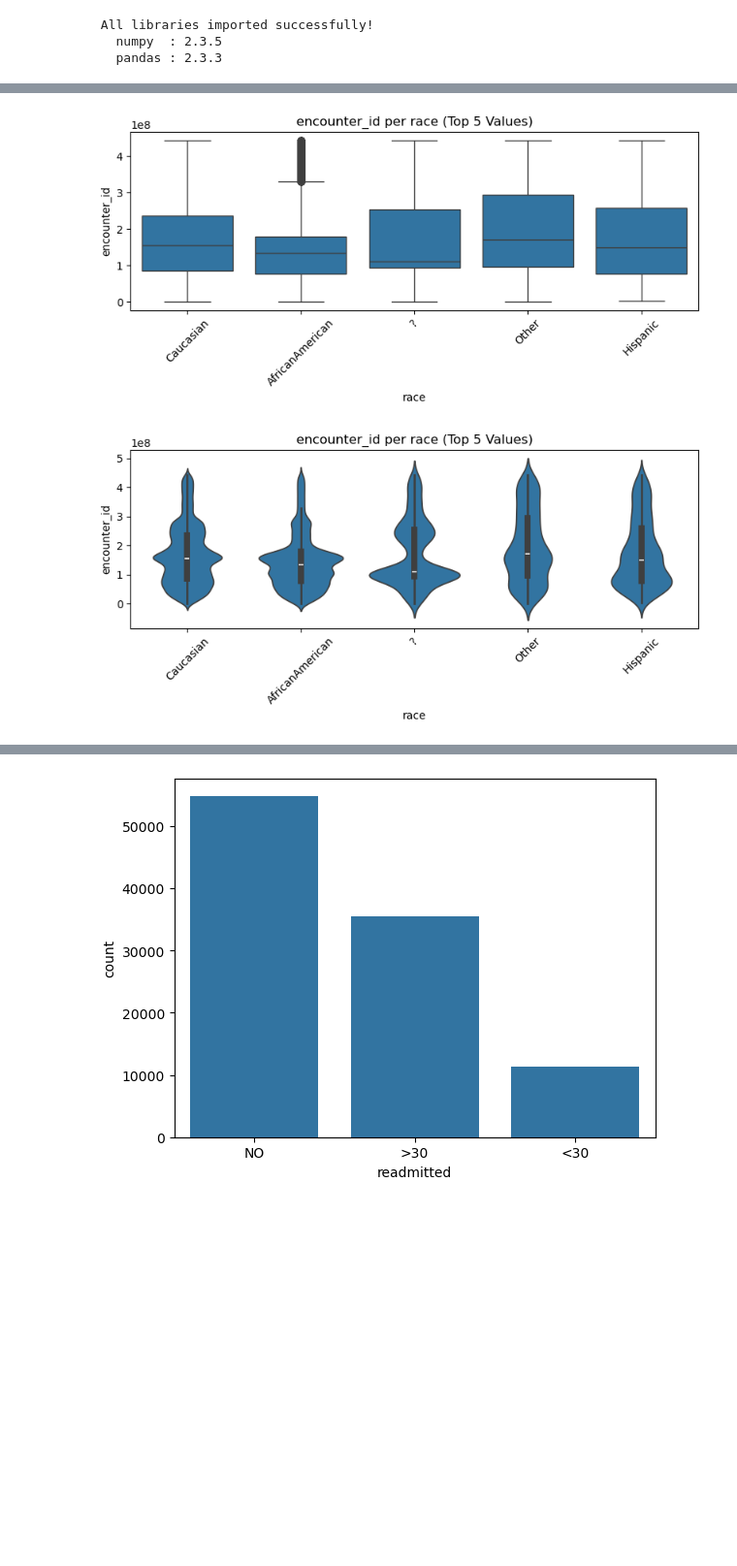
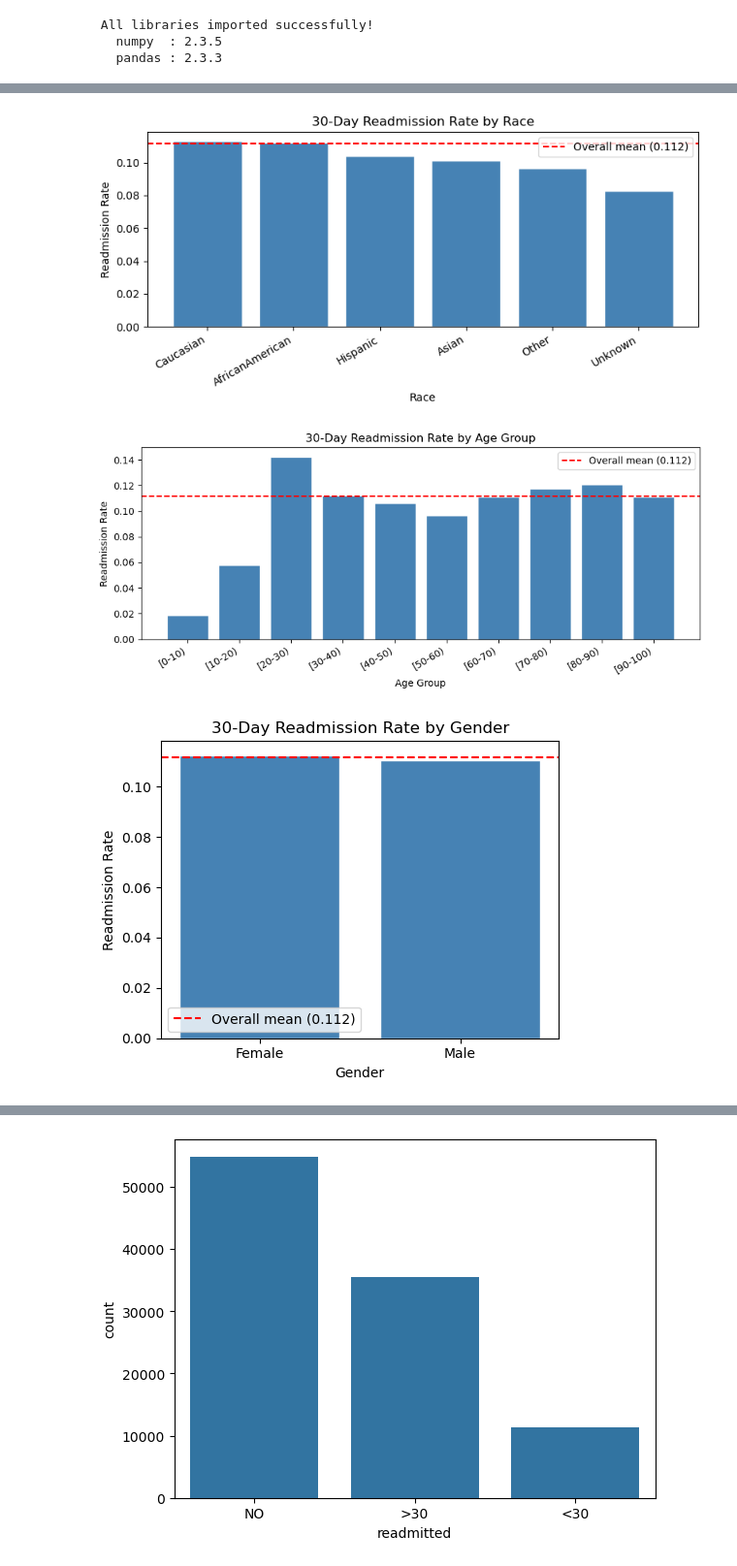
Before and after one commit to oSLaYN/patient-readmission-risk-predictor, a Jupyter notebook: main.ipynb, the cells around one changed output, grey strips where cells are left out. Shown at 97% size. Drawn from its saved outputs; the diff is of its cells as text; code cells hidden in the pictures; blank space fills up the shorter version.

```diff
--- a/main.ipynb
+++ b/main.ipynb
@@ -289,37 +279,62 @@ discharge_disposition_Expired                      0.0186
 # %%
-best_categorical_col = categorical_cols[0]
-best_numerical_col  = numerical_cols[0]
-
-top_5 = prrp_df[best_categorical_col].value_counts().head(5).index
-prrp_df_top_5 = prrp_df[prrp_df[best_categorical_col].isin(top_5)]
-
-import seaborn as sns
-import matplotlib.pyplot as plt
+## Readmission rate by race — ethics/fairness angle
+race_rates = (prrp_df.groupby("race")["readmitted_30"]
+              .agg(["mean", "count"])
+              .rename(columns={"mean": "readmission_rate", "count": "n_patients"})
+              .sort_values("readmission_rate", ascending=False)
+              .reset_index())
 
 plt.figure(figsize=(8, 4))
-sns.boxplot(
-    data=prrp_df_top_5,
-    x=best_categorical_col,
-    y=best_numerical_col
-)
-plt.title(f"{best_numerical_col} per {best_categorical_col} (Top 5 Values)")
-plt.xticks(rotation=45)
+bars = plt.bar(race_rates["race"], race_rates["readmission_rate"], color="steelblue", edgecolor="white")
+plt.axhline(prrp_df["readmitted_30"].mean(), color="red", linestyle="--", label=f'Overall mean ({prrp_df["readmitted_30"].mean():.3f})')
+plt.title("30-Day Readmission Rate by Race")
+plt.xlabel("Race")
+plt.ylabel("Readmission Rate")
+plt.xticks(rotation=30, ha="right")
+plt.legend()
 plt.tight_layout()
 plt.show()
 
-plt.figure(figsize=(8, 4))
-sns.violinplot(
-    data=prrp_df_top_5,
-    x=best_categorical_col,
-    y=best_numerical_col
-)
-plt.title(f"{best_numerical_col} per {best_categorical_col} (Top 5 Values)")
-plt.xticks(rotation=45)
+## Readmission rate by age group
+age_order = ["[0-10)", "[10-20)", "[20-30)", "[30-40)", "[40-50)",
+             "[50-60)", "[60-70)", "[70-80)", "[80-90)", "[90-100)"]
+age_rates = (prrp_df.groupby("age")["readmitted_30"]
+             .mean()
+             .reindex(age_order)
+             .reset_index()
+             .rename(columns={"readmitted_30": "readmission_rate"}))
+
+plt.figure(figsize=(9, 4))
+plt.bar(age_rates["age"], age_rates["readmission_rate"], color="steelblue", edgecolor="white")
+plt.axhline(prrp_df["readmitted_30"].mean(), color="red", linestyle="--", label=f'Overall mean ({prrp_df["readmitted_30"].mean():.3f})')
+plt.title("30-Day Readmission Rate by Age Group")
+plt.xlabel("Age Group")
+plt.ylabel("Readmission Rate")
+plt.xticks(rotation=30, ha="right")
+plt.legend()
 plt.tight_layout()
 plt.show()
+
+## Readmission rate by gender
+gender_rates = (prrp_df[prrp_df["gender"] != "Unknown/Invalid"]
+                .groupby("gender")["readmitted_30"]
+                .agg(["mean", "count"])
+                .rename(columns={"mean": "readmission_rate", "count": "n_patients"})
+                .reset_index())
+
+plt.figure(figsize=(5, 4))
+plt.bar(gender_rates["gender"], gender_rates["readmission_rate"], color="steelblue", edgecolor="white")
+plt.axhline(prrp_df["readmitted_30"].mean(), color="red", linestyle="--", label=f'Overall mean ({prrp_df["readmitted_30"].mean():.3f})')
+plt.title("30-Day Readmission Rate by Gender")
+plt.xlabel("Gender")
+plt.ylabel("Readmission Rate")
+plt.legend()
+plt.tight_layout()
+plt.show()
 # %% [output]
-[figure, old version]
+[figure, new version]
-[figure, old version]
+[figure, new version]
+[figure, added]
 # %% [markdown]
 <hr />
 
```
Also changed, not shown: parts of 20 cells of this notebook.
